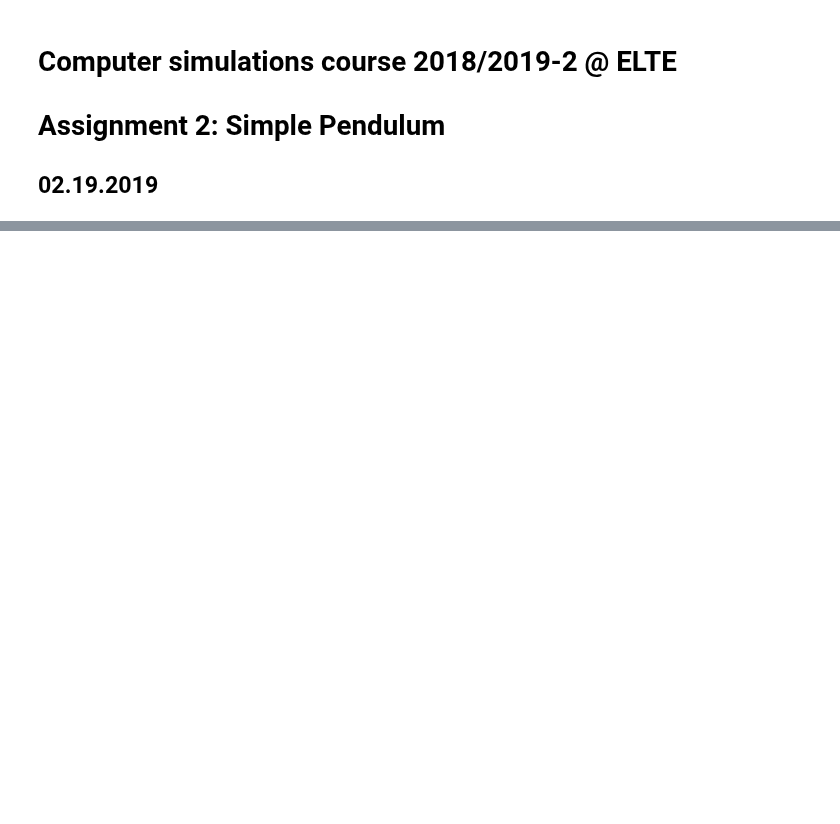
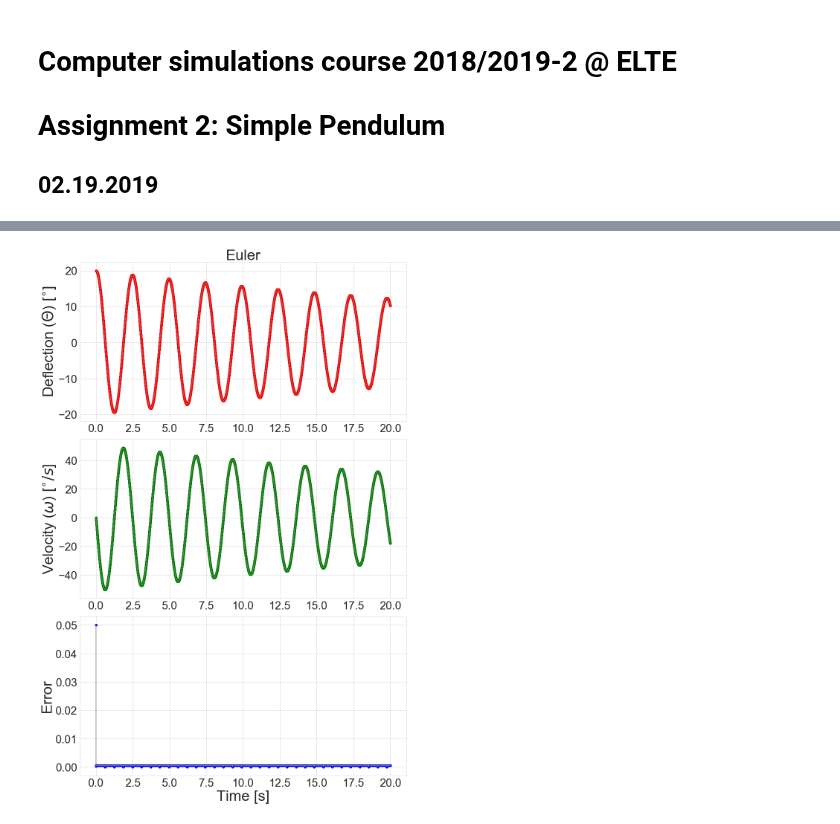
Before and after one commit to masterdesky/ELTE-comp-sim-2019, a Jupyter notebook: II. Simple Pendulum/out/II. Simple Pendulum.ipynb, the cells around one changed output, grey strips where cells are left out. Saved outputs shown, nothing was run; the diff lists cells and outputs as text; code cells hidden in the pictures; blank space fills up the shorter version.

Commit message:
Euler method implementation and run

```diff
--- a/II. Simple Pendulum/out/II. Simple Pendulum.ipynb
+++ b/II. Simple Pendulum/out/II. Simple Pendulum.ipynb
@@ -58,6 +68,9 @@ data_runge = np.genfromtxt('pendulum.dat')
 
 os.system(mode_cash)
 data_cash = np.genfromtxt('pendulum.dat')
+
+os.system(mode_euler)
+data_euler = np.genfromtxt('pendulum.dat')
 # %%
 steps = 1
 image_dpi = 150
@@ -121,0 +139,30 @@ plt.show()
+# %%
+nrows = 3
+ncols = 1
+fig, axes = plt.subplots(nrows=nrows, ncols=ncols, figsize=(ncols*14, nrows*7))
+
+axes[0].plot(data_euler[::steps,0], data_euler[::steps,1]*180/np.pi, color='grey')
+axes[1].plot(data_euler[::steps,0], data_euler[::steps,2]*180/np.pi, color='grey')
+axes[2].plot(data_euler[::steps,0], data_euler[::steps,3], color='grey')
+
+axes[0].scatter(data_euler[::steps,0], data_euler[::steps,1]*180/np.pi, color='red')
+axes[1].scatter(data_euler[::steps,0], data_euler[::steps,2]*180/np.pi, color='green')
+axes[2].scatter(data_euler[::steps,0], data_euler[::steps,3], color='blue')
+
+axes[0].set_title('Euler', fontsize=40)
+
+axes[0].set_ylabel('Deflection ($\Theta$) [$^{\circ}$]', fontsize=40)
+axes[1].set_ylabel('Velocity ($\omega$) [$^{\circ}/s$]', fontsize=40)
+
+axes[2].set_xlabel('Time [s]', fontsize=40)
+axes[2].set_ylabel('Error', fontsize=40)
+
+axes[0].tick_params(axis='both', which='major', labelsize=30)
+axes[1].tick_params(axis='both', which='major', labelsize=30)
+axes[2].tick_params(axis='both', which='major', labelsize=30)
+
+fig.tight_layout()
+plt.savefig('..\\Documentation\\src\\images\\theta_omega_euler.' + image_format, format=image_format, dpi=image_dpi)
+plt.show()
+# %% [output]
+[figure, added]
```
Also changed, not shown: parts of 3 cells of this notebook, 7 other files.
